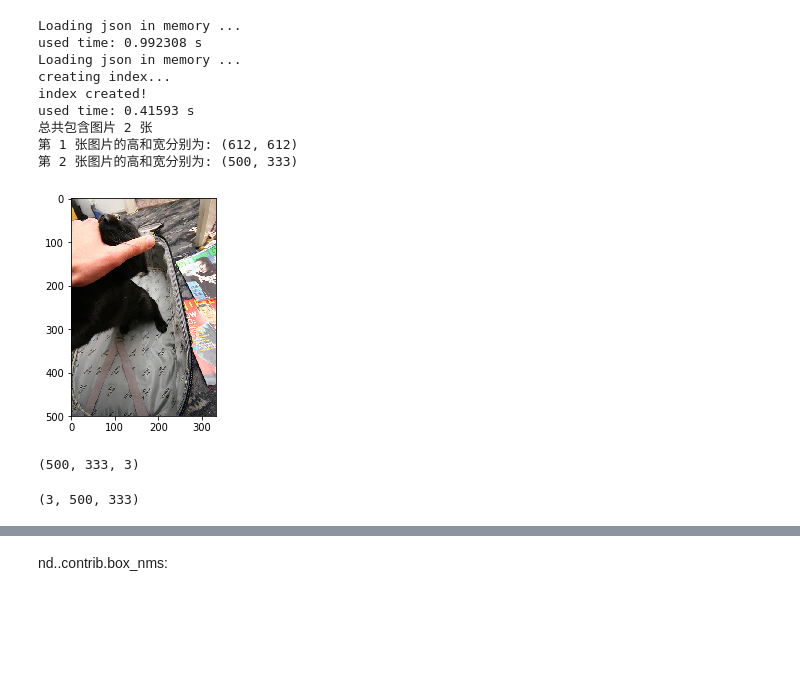
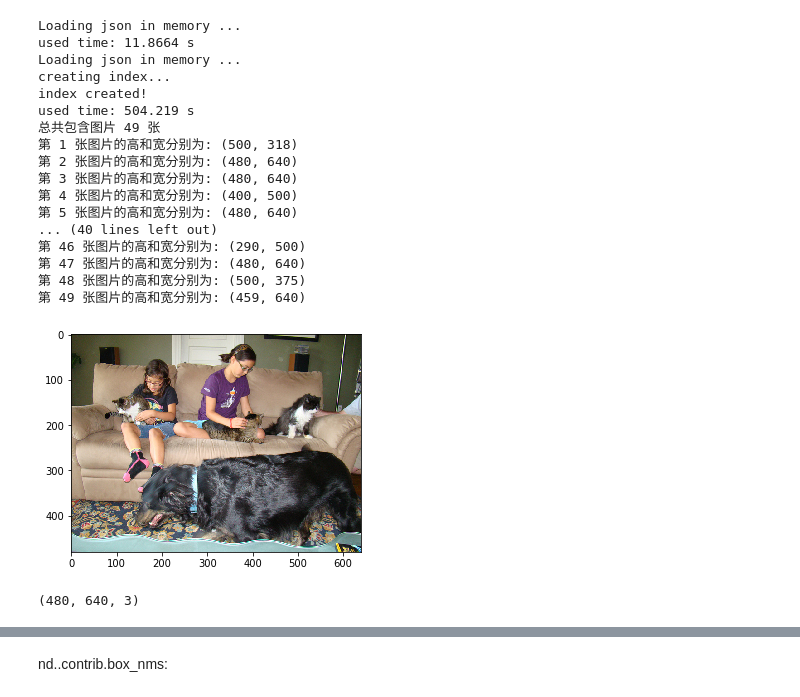
Before and after one commit to xinetzone/meet, a Jupyter notebook: detection/faster_rcnn学习笔记1.ipynb, the cells around one changed output, grey strips where cells are left out. Saved outputs shown, nothing was run; the diff lists cells and outputs as text; code cells hidden in the pictures; blank space fills up the shorter version.

```diff
--- a/detection/faster_rcnn学习笔记1.ipynb
+++ b/detection/faster_rcnn学习笔记1.ipynb
@@ -1,47 +1,53 @@
 # %%
 import cv2
 from matplotlib import pyplot as plt
 import numpy as np
 
 # 载入 coco 相关 api
 import sys
-sys.path.append(r'D:\API\cocoapi\PythonAPI')
+sys.path.append('../../cocoapi/PythonAPI')
 from pycocotools.dataset import Loader
 %matplotlib inline
 
-dataType = 'val2017'
-root = 'E:/Data/coco'
+dataType = 'train2017'
+root = '../../data/coco'
 catNms = ['cat', 'dog', 'person']  # 选择包含 'cat', 'dog', 'person' 的图片
 annType = 'annotations_trainval2017'
 
 loader = Loader(dataType, catNms, root, annType)
 
 print(f'总共包含图片 {len(loader)} 张')
 
 for i, ann in enumerate(loader.images):
     w, h = ann['height'], ann['width']
     print(f'第 {i+1} 张图片的高和宽分别为: {w, h}')
 
 img, labels = loader[1]
 plt.imshow(img);
 # %% [output]
 Loading json in memory ...
-used time: 0.992308 s
+used time: 11.8664 s
 Loading json in memory ...
 creating index...
 index created!
-used time: 0.41593 s
-总共包含图片 2 张
-第 1 张图片的高和宽分别为: (612, 612)
-第 2 张图片的高和宽分别为: (500, 333)
+used time: 504.219 s
+总共包含图片 49 张
+第 1 张图片的高和宽分别为: (500, 318)
+第 2 张图片的高和宽分别为: (480, 640)
+第 3 张图片的高和宽分别为: (480, 640)
+第 4 张图片的高和宽分别为: (400, 500)
+第 5 张图片的高和宽分别为: (480, 640)
+... (40 lines left out)
+第 46 张图片的高和宽分别为: (290, 500)
+第 47 张图片的高和宽分别为: (480, 640)
+第 48 张图片的高和宽分别为: (500, 375)
+第 49 张图片的高和宽分别为: (459, 640)
-[figure, old version]
+[figure, new version]
 # %%
 img.shape
 # %% [output]
-(500, 333, 3)
+(480, 640, 3)
 # %%
 img.transpose((2, 0, 1)).shape
-# %% [output]
-(3, 500, 333)
 # %%
 cd ../app/
```
Also changed, not shown: parts of 12 cells of this notebook, 10 other files.
